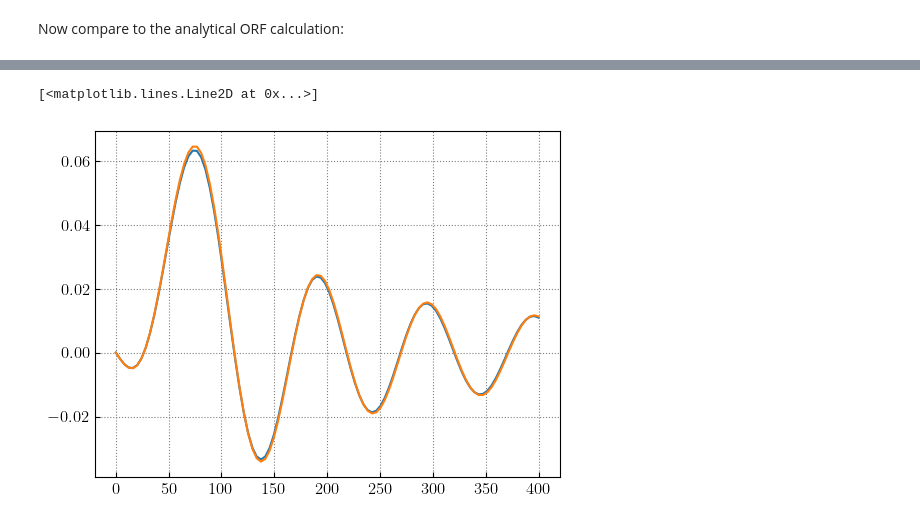
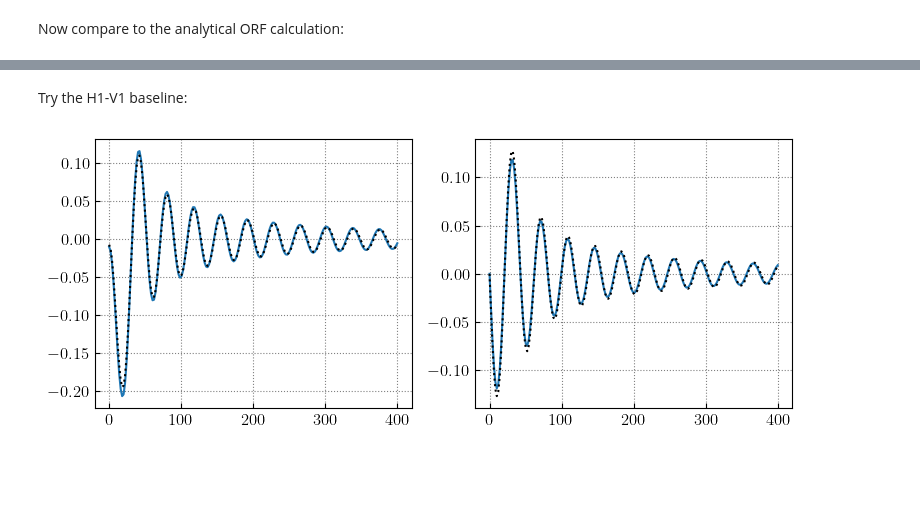
Before and after one commit to tcallister/stochastic-birefringence, a Jupyter notebook: code/manual_orf_calculation.ipynb, the cells around one changed output, grey strips where cells are left out. Saved outputs shown, nothing was run; the diff lists cells and outputs as text; code cells hidden in the pictures; blank space fills up the shorter version.

```diff
--- a/code/manual_orf_calculation.ipynb
+++ b/code/manual_orf_calculation.ipynb
@@ -364,23 +358,37 @@ manual_delta = (sig1-sig2)/2
+# %% [markdown]
+Try the H1-V1 baseline:
 # %%
-bessel_arg = 4.*np.pi*frequencies*R_earth/c*np.sin(manual_beta/2)
+H1V1 = Baseline(Detector.H1(),Detector.V1())
+H1V1_gammaI,H1V1_gammaV = H1V1.stokes_overlap_reduction_functions(frequencies)
+
+# Parameters in Table 2 of https://arxiv.org/pdf/0801.4185.pdf
+beta=79.6*np.pi/180.
+delta=61.8*np.pi/180.
+Delta=55.1*np.pi/180.
+
+bessel_arg = 4.*np.pi*frequencies*R_earth/c*np.sin(beta/2)
 j0 = spherical_jn(0,bessel_arg)
 j1 = spherical_jn(1,bessel_arg)
 j2 = spherical_jn(2,bessel_arg)
 j3 = spherical_jn(3,bessel_arg)
 j4 = spherical_jn(4,bessel_arg)
 
-Theta1 = np.cos(manual_beta/2)**4*(j0 + 5.*j2/7. + 3.*j4/112.)
+Theta1 = np.cos(beta/2)**4*(j0 + 5.*j2/7. + 3.*j4/112.)
 Theta2 = (-3.*j0/8. + 45.*j2/56. - 169.*j4/896.) \
-            + (j0/2. - 5.*j2/7. - 27.*j4/224.)*np.cos(manual_beta) \
-            + (-j0/8. - 5.*j2/56. - 3.*j4/896.)*np.cos(2.*manual_beta)
-Theta3 = -np.sin(manual_beta/2.)*((-j1 + 7.*j3/8.) + (j1 + 3.*j3/8.)*np.cos(manual_beta))
+            + (j0/2. - 5.*j2/7. - 27.*j4/224.)*np.cos(beta) \
+            + (-j0/8. - 5.*j2/56. - 3.*j4/896.)*np.cos(2.*beta)
+Theta3 = -np.sin(beta/2.)*((-j1 + 7.*j3/8.) + (j1 + 3.*j3/8.)*np.cos(beta))
 
-manual_gammaI = Theta1*np.cos(4*manual_delta) + Theta2*np.cos(4*manual_Delta)
-manual_gammaV = Theta3*np.sin(4.*manual_Delta)
+gammaI = Theta1*np.cos(4*delta) + Theta2*np.cos(4*Delta)
+gammaV = Theta3*np.sin(4.*Delta)
+
+fig = plt.figure(figsize=(9,3.5))
+ax = fig.add_subplot(121)
+ax.plot(frequencies,H1V1_gammaI)
+ax.plot(frequencies,gammaI,color='black',ls=':')
+ax = fig.add_subplot(122)
+ax.plot(frequencies,H1V1_gammaV)
+ax.plot(frequencies,gammaV,color='black',ls=':')
+plt.show()
+# %% [output]
+[figure, added]
-# %%
-fig,ax = plt.subplots()
-ax.plot(frequencies,manual_gammaV)
-ax.plot(frequencies,gammaV)
-# %% [output]
-[<matplotlib.lines.Line2D at 0x...>]
-[figure, removed]
```
Also changed, not shown: parts of 12 cells of this notebook, 2 other files.
